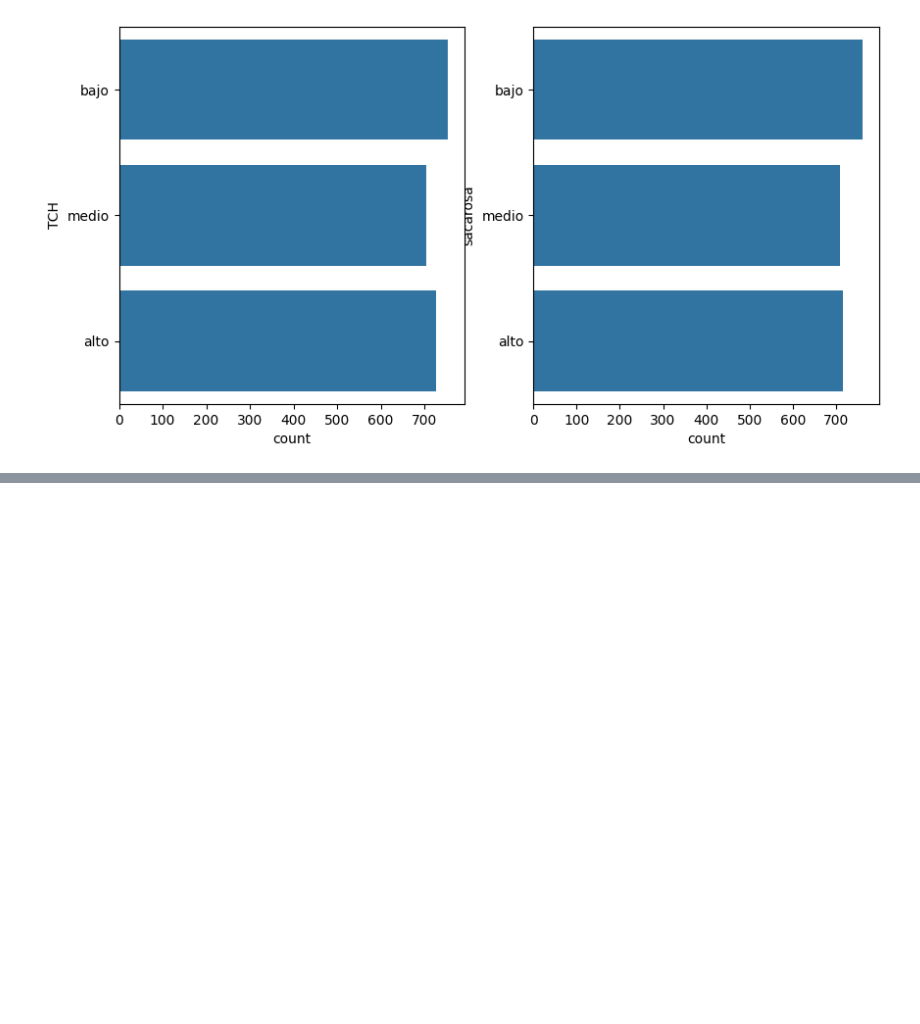
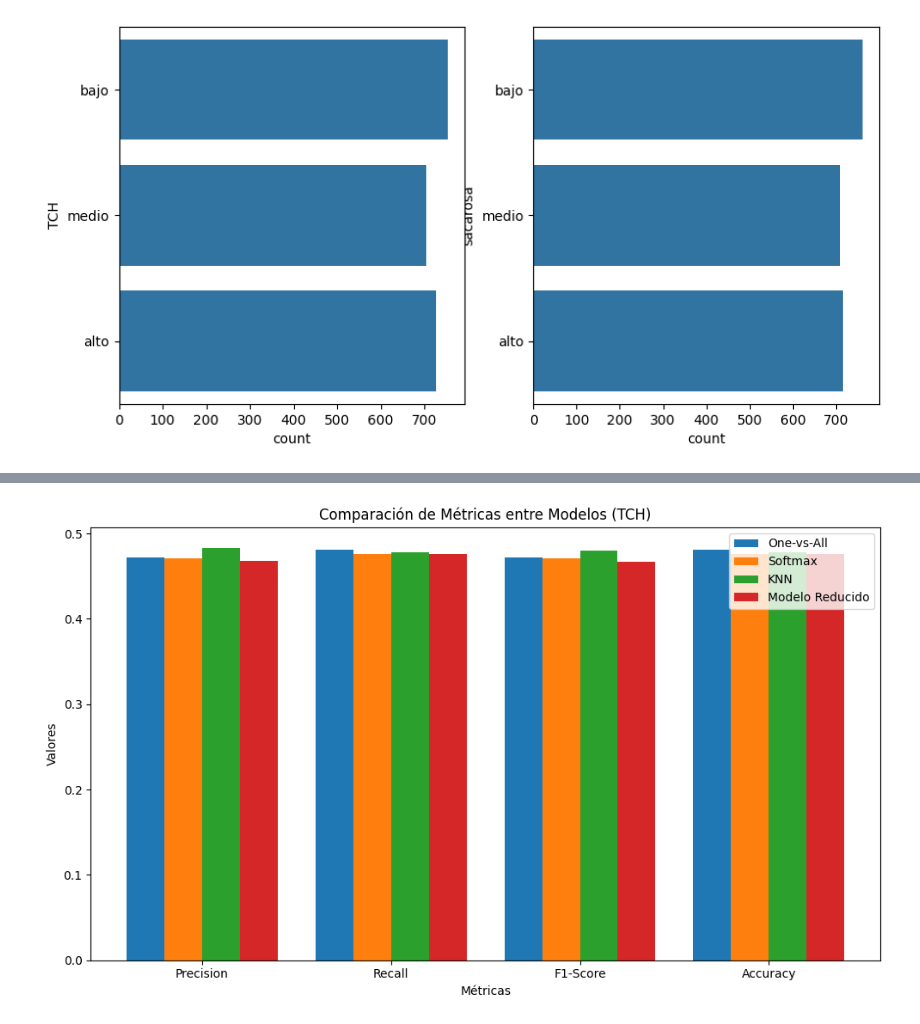
Before and after one commit to rchicangana/AprendizajeAutomaticoI, a Jupyter notebook: Parte2Clasificacion.ipynb, the cells around one changed output, grey strips where cells are left out. Drawn from its saved outputs; the diff is of its cells as text; code cells hidden in the pictures; blank space fills up the shorter version.

Commit message:
Incluimos regrtesion losgista otros modelos y sus metricas

```diff
--- a/Parte2Clasificacion.ipynb
+++ b/Parte2Clasificacion.ipynb
@@ -304,0 +295,14 @@ X_test_sac_pca = pca.transform(X_test_sac)
+# %%
+# Métricas para el modelo TCH
+y_pred_tch = model_tch.predict(X_test_tch)
+print("Métricas para el modelo TCH:")
+print(classification_report(y_test_tch, y_pred_tch))
+print("Matriz de confusión para TCH:")
+print(confusion_matrix(y_test_tch, y_pred_tch))
+
+# Métricas para el modelo sacarosa
+y_pred_sac = model_sac.predict(X_test_sac)
+print("\nMétricas para el modelo sacarosa:")
+print(classification_report(y_test_sac, y_pred_sac))
+print("Matriz de confusión para sacarosa:")
+print(confusion_matrix(y_test_sac, y_pred_sac))
@@ -304,0 +626,48 @@ X_test_sac_pca = pca.transform(X_test_sac)
+# %%
+import numpy as np
+from sklearn.metrics import precision_score, recall_score, f1_score, accuracy_score
+
+import matplotlib.pyplot as plt
+
+# Definimos una función para calcular las métricas
+def calcular_metricas(y_true, y_pred):
+    precision = precision_score(y_true, y_pred, average='weighted')
+    recall = recall_score(y_true, y_pred, average='weighted')
+    f1 = f1_score(y_true, y_pred, average='weighted')
+    accuracy = accuracy_score(y_true, y_pred)
+    return precision, recall, f1, accuracy
+
+# Calculamos las métricas para cada modelo
+metricas_onevsall = calcular_metricas(y_test_tch, y_pred_tch)
+metricas_softmax = calcular_metricas(y_test_tch, y_pred_softmax_tch)
+metricas_knn = calcular_metricas(y_test_tch, y_pred_tch_knn)
+metricas_reducido = calcular_metricas(y_test_tch, y_pred_tch_reduced)
+
+# Creamos un gráfico para comparar las métricas
+labels = ['Precision', 'Recall', 'F1-Score', 'Accuracy']
+x = np.arange(len(labels))  # Posiciones para las barras
+
+# Métricas de los modelos
+metricas = [metricas_onevsall, metricas_softmax, metricas_knn, metricas_reducido]
+modelos = ['One-vs-All', 'Softmax', 'KNN', 'Modelo Reducido']
+
+# Configuramos el gráfico
+fig, ax = plt.subplots(figsize=(10, 6))
+width = 0.2  # Ancho de las barras
+
+# Dibujamos las barras para cada modelo
+for i, (metrica, modelo) in enumerate(zip(metricas, modelos)):
+    ax.bar(x + i * width, metrica, width, label=modelo)
+
+# Configuramos las etiquetas y el diseño
+ax.set_xlabel('Métricas')
+ax.set_ylabel('Valores')
+ax.set_title('Comparación de Métricas entre Modelos (TCH)')
+ax.set_xticks(x + width * (len(modelos) - 1) / 2)
+ax.set_xticklabels(labels)
+ax.legend()
+
+plt.tight_layout()
+plt.show()
+# %% [output]
+[figure, added]
```
Also changed, not shown: parts of 14 cells of this notebook.
